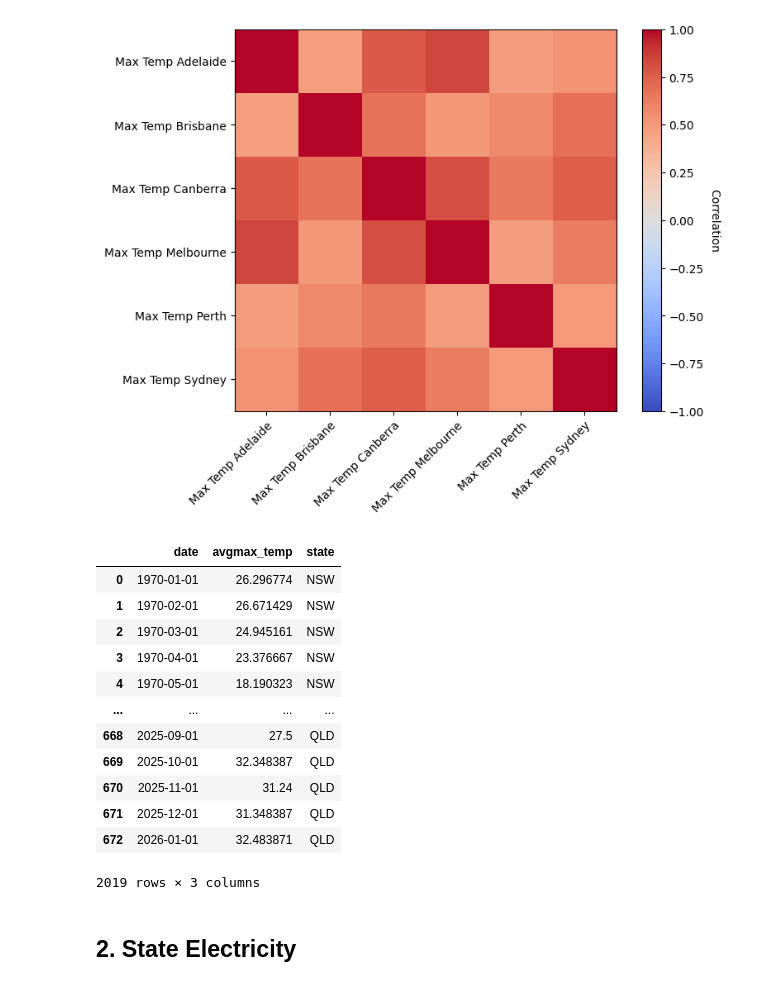
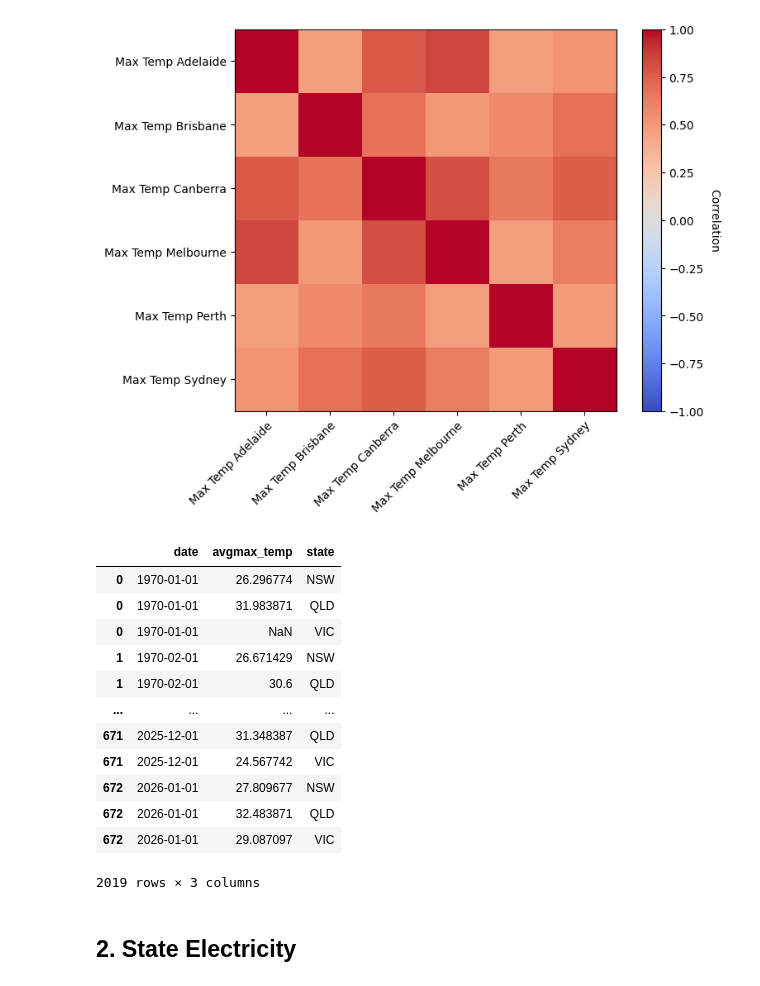
Before and after one commit to DavidP-01/example_analysis_david_p, a Jupyter notebook: supply_electricity_forecasting_features.ipynb, the cells around one changed output. Cells and saved outputs as stored; diff of their text form; code cells hidden in the pictures.

```diff
--- a/supply_electricity_forecasting_features.ipynb
+++ b/supply_electricity_forecasting_features.ipynb
@@ -98,26 +98,26 @@ avg_max_temp['date'] = pd.to_datetime(avg_max_temp['date'])
 # %%
 #move to parquet
 file_name = 'weather_daily.parquet'
 data_folder = os.path.join(os.getcwd(), r'features')
 
 path = os.path.join(data_folder,file_name)
 avg_max_temp.to_parquet(path)
 
 
-avg_max_temp
+avg_max_temp.sort_values(['date', 'state'])
 # %% [output]
 |  | date | avgmax_temp | state |
 | 0 | 1970-01-01 | 26.296774 | NSW |
+| 0 | 1970-01-01 | 31.983871 | QLD |
+| 0 | 1970-01-01 | NaN | VIC |
 | 1 | 1970-02-01 | 26.671429 | NSW |
-| 2 | 1970-03-01 | 24.945161 | NSW |
-| 3 | 1970-04-01 | 23.376667 | NSW |
-| 4 | 1970-05-01 | 18.190323 | NSW |
+| 1 | 1970-02-01 | 30.6 | QLD |
 | ... | ... | ... | ... |
-| 668 | 2025-09-01 | 27.5 | QLD |
-| 669 | 2025-10-01 | 32.348387 | QLD |
-| 670 | 2025-11-01 | 31.24 | QLD |
 | 671 | 2025-12-01 | 31.348387 | QLD |
+| 671 | 2025-12-01 | 24.567742 | VIC |
+| 672 | 2026-01-01 | 27.809677 | NSW |
 | 672 | 2026-01-01 | 32.483871 | QLD |
+| 672 | 2026-01-01 | 29.087097 | VIC |
 2019 rows × 3 columns
 # %% [markdown]
 ## 2. State Electricity
```
Also changed, not shown: parts of 11 cells of this notebook, 6 other files.
